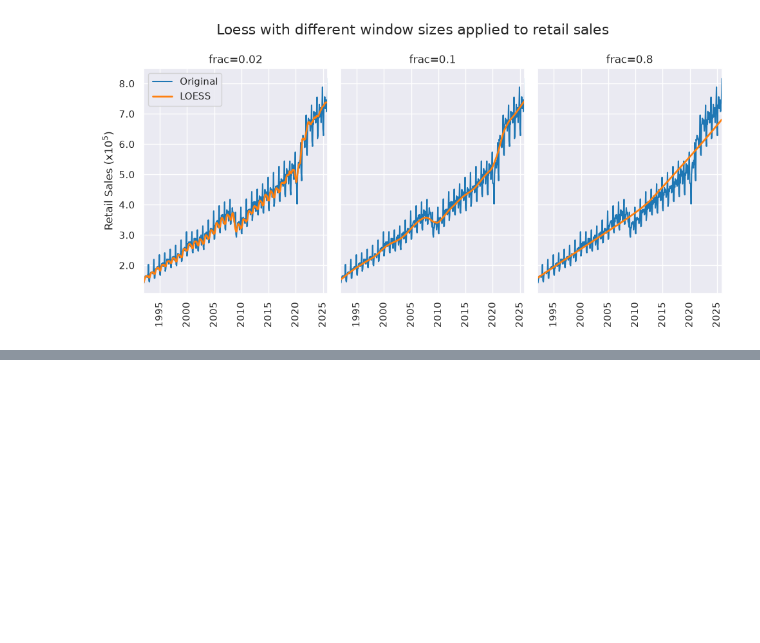
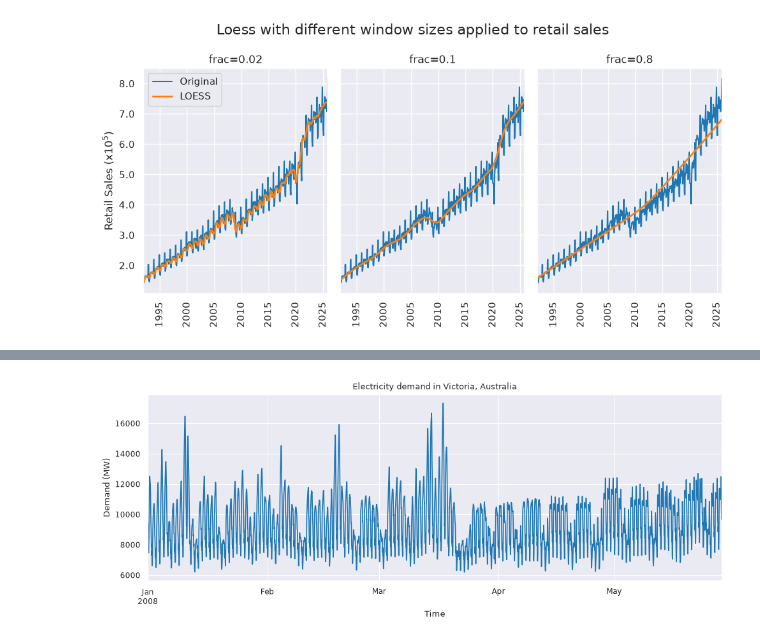
Before and after one commit to JayitaCh/Time-Series-Analysis, a Jupyter notebook: Ch4_1TimeSeriesDecomposition.ipynb, the cells around one changed output, grey strips where cells are left out. Saved outputs shown, nothing was run; the diff lists cells and outputs as text; code cells hidden in the pictures; blank space fills up the shorter version.

```diff
--- a/Ch4_1TimeSeriesDecomposition.ipynb
+++ b/Ch4_1TimeSeriesDecomposition.ipynb
@@ -284,0 +408,24 @@ plt.show()
+# %%
+url = "https://raw.githubusercontent.com/tidyverts/tsibbledata/master/data-raw/vic_elec/VIC2015/demand.csv"
+vic_elec = pd.read_csv(url)
+
+## requires parsing of date as it's stored in Epoch-based time
+vic_elec["Date"] = vic_elec["Date"].apply(
+    lambda x: pd.Timestamp("1899-12-30") + pd.Timedelta(x, unit="days")
+)
+
+## extracting the 30-minute timestamp based on the Period
+vic_elec["ds"] = vic_elec["Date"] + pd.to_timedelta((vic_elec["Period"] - 1) * 30, unit="m")
+
+timeseries = vic_elec[["ds", "OperationalLessIndustrial"]]
+timeseries.columns = [ "ds", "demand",]  # Rename to OperationalLessIndustrial to demand for simplicity.
+
+# Filter for first 149 days of 2008.
+start_date = pd.to_datetime("2008-01-01")
+end_date = start_date + pd.Timedelta("149D")
+filter = (timeseries["ds"] >= start_date) & (timeseries["ds"] < end_date)
+timeseries = timeseries[filter]
+
+# Resample to hourly
+timeseries = timeseries.set_index("ds").resample("H").sum()
+timeseries.head()
@@ -284,0 +440,12 @@ plt.show()
+# %%
+# Plot the time series
+sns.set_style('darkgrid')
+sns.set_context('paper')
+
+ax = timeseries.plot(y="demand",color='tab:blue', figsize=[10, 4], legend=False)
+ax.set_ylabel("Demand (MW)")
+ax.set_xlabel("Time")
+ax.set_title("Electricity demand in Victoria, Australia")
+plt.tight_layout()
+# %% [output]
+[figure, added]
```
Also changed, not shown: parts of 17 cells of this notebook, 2 other files.
